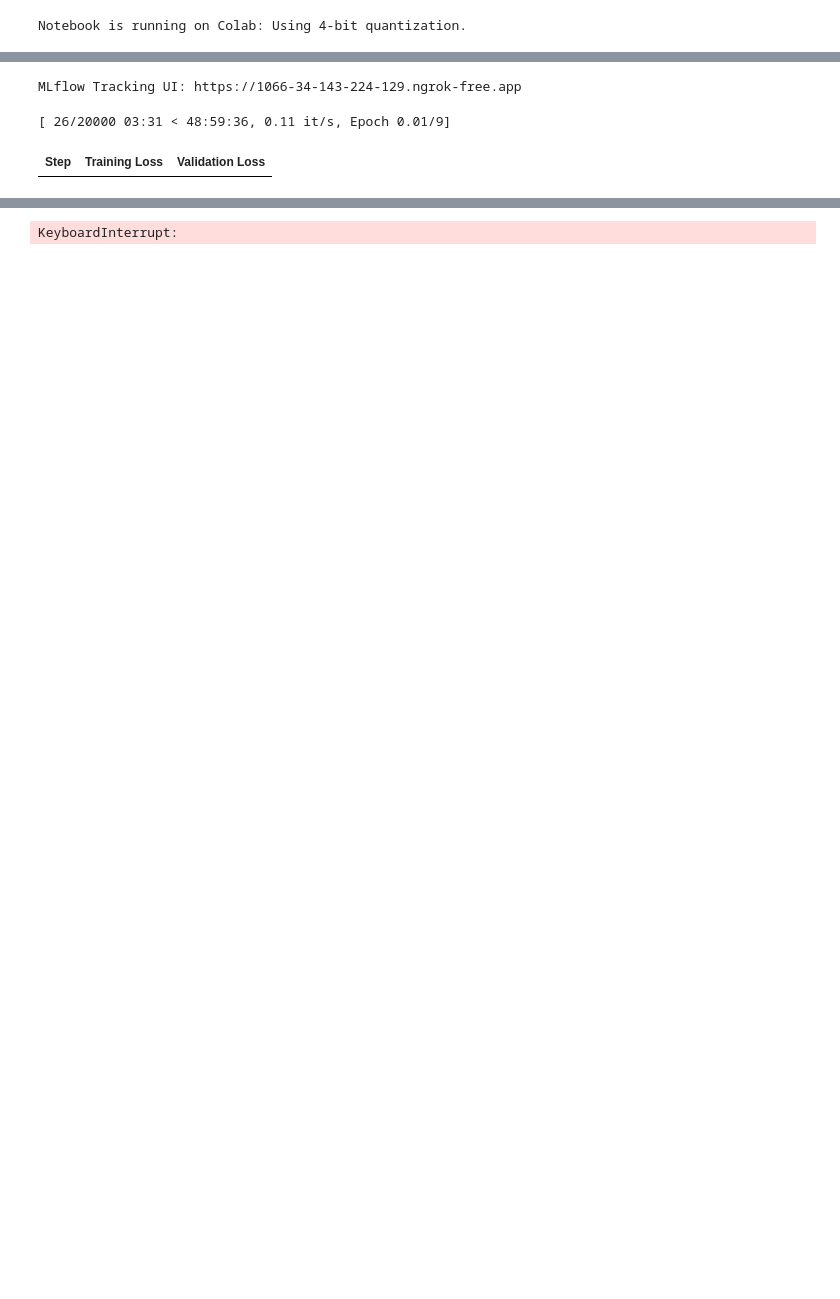
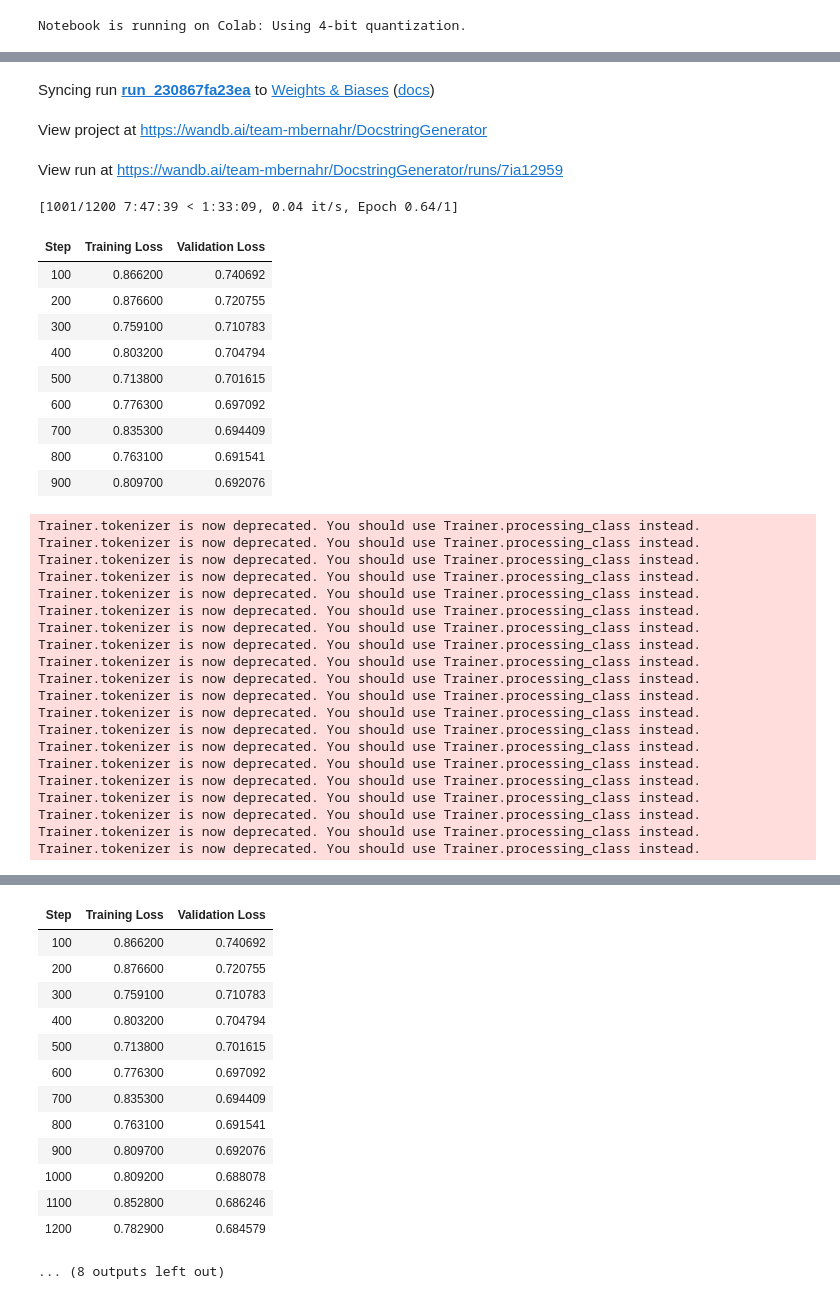
Before and after one commit to mbernahr/Docstring_generation, a Jupyter notebook: Code/finetune_LLM_docstring.ipynb, the cells around one changed output, grey strips where cells are left out. Cells and saved outputs as stored; diff of their text form; code cells hidden in the pictures; blank space fills up the shorter version.

```diff
--- a/Code/finetune_LLM_docstring.ipynb
+++ b/Code/finetune_LLM_docstring.ipynb
@@ -336,27 +332,27 @@ random_string = hex_digest[:12]
 run_id = random_string
 
 # LoRA parameters
-lora_r = 8
-lora_alpha = 16
-lora_dropout = 0.3
+lora_r = 32
+lora_alpha = 64
+lora_dropout = 0.1
 
 # Training parameter
 num_train_epochs = 3
-per_device_train_batch_size = 1
-per_device_eval_batch_size = 4
-gradient_accumulation_steps = 4
+per_device_train_batch_size = 3
+per_device_eval_batch_size = 6
+gradient_accumulation_steps = 2
 gradient_checkpointing = True
-max_grad_norm = 0.3
-learning_rate = 1.5e-4
-weight_decay = 0.001
-optim = "adamw_torch"
-lr_scheduler_type = "constant_with_warmup"
-max_steps = 20000
-warmup_ratio = 0.01
+max_grad_norm = 0.5
+learning_rate = 0.00007
+weight_decay = 0.015
+optim = "paged_adamw_32bit"
+lr_scheduler_type = "inverse_sqrt"
+max_steps = 1200
+warmup_ratio = 0.03
 group_by_length = True
 save_steps = 100
 logging_steps = 10
-eval_steps = 25
+eval_steps = 100
 
 # Output directory
 run_name = f"{model_name}_run{run_id}"
@@ -503,3 +506,34 @@ wandb: WARNING Calling wandb.login() after wandb.init() has no effect.
+Syncing run run_230867fa23ea to Weights & Biases (docs)
+View project at https://wandb.ai/team-mbernahr/DocstringGenerator
+View run at https://wandb.ai/team-mbernahr/DocstringGenerator/runs/7ia12959
-MLflow Tracking UI: https://1066-34-143-224-129.ngrok-free.app
+[1001/1200 7:47:39 < 1:33:09, 0.04 it/s, Epoch 0.64/1]
+| Step | Training Loss | Validation Loss |
+| 100 | 0.866200 | 0.740692 |
+| 200 | 0.876600 | 0.720755 |
+| 300 | 0.759100 | 0.710783 |
+| 400 | 0.803200 | 0.704794 |
+| 500 | 0.713800 | 0.701615 |
+| 600 | 0.776300 | 0.697092 |
+| 700 | 0.835300 | 0.694409 |
+| 800 | 0.763100 | 0.691541 |
+| 900 | 0.809700 | 0.692076 |
-[ 26/20000 03:31 < 48:59:36, 0.11 it/s, Epoch 0.01/9]
+Trainer.tokenizer is now deprecated. You should use Trainer.processing_class instead.
+Trainer.tokenizer is now deprecated. You should use Trainer.processing_class instead.
+Trainer.tokenizer is now deprecated. You should use Trainer.processing_class instead.
+Trainer.tokenizer is now deprecated. You should use Trainer.processing_class instead.
+Trainer.tokenizer is now deprecated. You should use Trainer.processing_class instead.
+Trainer.tokenizer is now deprecated. You should use Trainer.processing_class instead.
+Trainer.tokenizer is now deprecated. You should use Trainer.processing_class instead.
+Trainer.tokenizer is now deprecated. You should use Trainer.processing_class instead.
+Trainer.tokenizer is now deprecated. You should use Trainer.processing_class instead.
+Trainer.tokenizer is now deprecated. You should use Trainer.processing_class instead.
+Trainer.tokenizer is now deprecated. You should use Trainer.processing_class instead.
+Trainer.tokenizer is now deprecated. You should use Trainer.processing_class instead.
+Trainer.tokenizer is now deprecated. You should use Trainer.processing_class instead.
+Trainer.tokenizer is now deprecated. You should use Trainer.processing_class instead.
+Trainer.tokenizer is now deprecated. You should use Trainer.processing_class instead.
+Trainer.tokenizer is now deprecated. You should use Trainer.processing_class instead.
+Trainer.tokenizer is now deprecated. You should use Trainer.processing_class instead.
+Trainer.tokenizer is now deprecated. You should use Trainer.processing_class instead.
+Trainer.tokenizer is now deprecated. You should use Trainer.processing_class instead.
+Trainer.tokenizer is now deprecated. You should use Trainer.processing_class instead.
-| Step | Training Loss | Validation Loss |
@@ -508 +541,14 @@ Trainer.tokenizer is now deprecated. You should use Trainer.processing_class ins
+| Step | Training Loss | Validation Loss |
+| 100 | 0.866200 | 0.740692 |
+| 200 | 0.876600 | 0.720755 |
+| 300 | 0.759100 | 0.710783 |
+| 400 | 0.803200 | 0.704794 |
+| 500 | 0.713800 | 0.701615 |
+| 600 | 0.776300 | 0.697092 |
+| 700 | 0.835300 | 0.694409 |
+| 800 | 0.763100 | 0.691541 |
+| 900 | 0.809700 | 0.692076 |
+| 1000 | 0.809200 | 0.688078 |
+| 1100 | 0.852800 | 0.686246 |
+| 1200 | 0.782900 | 0.684579 |
-KeyboardInterrupt:
+... (8 outputs left out)
```
Also changed, not shown: parts of 8 cells of this notebook, 16 other files.
